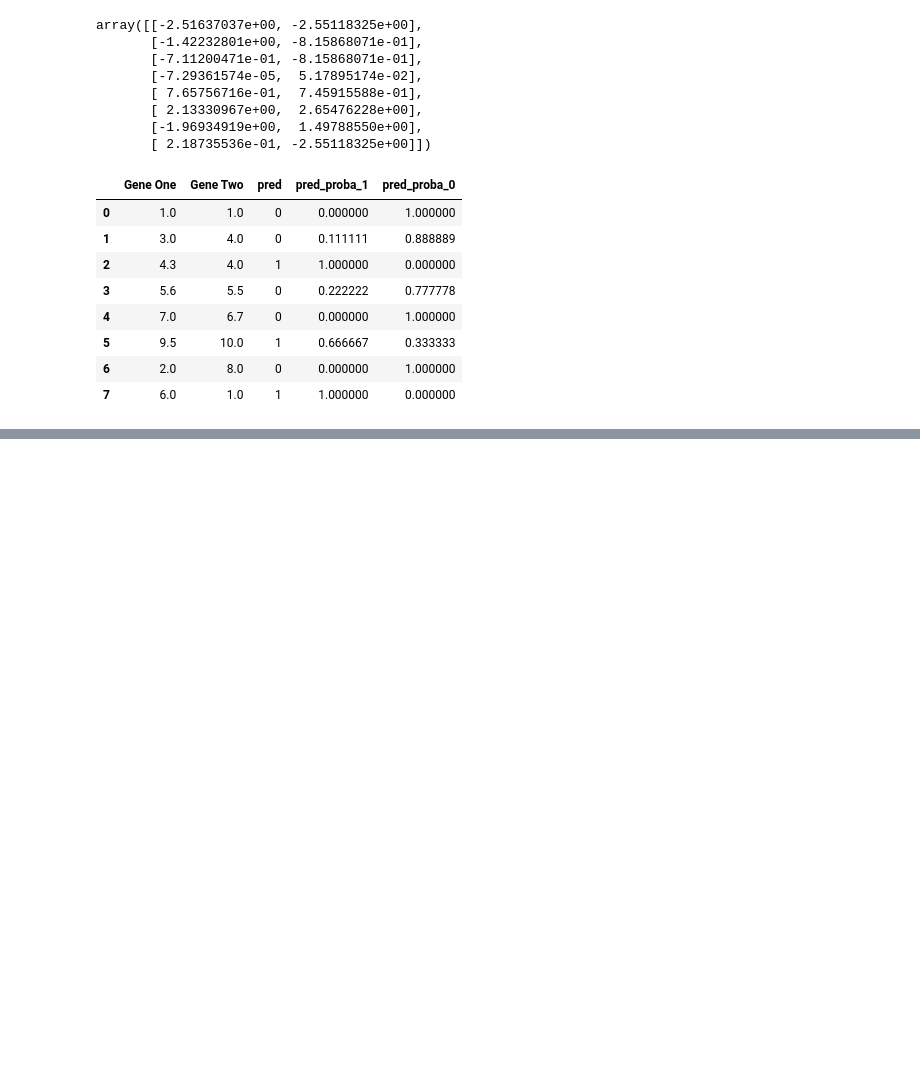
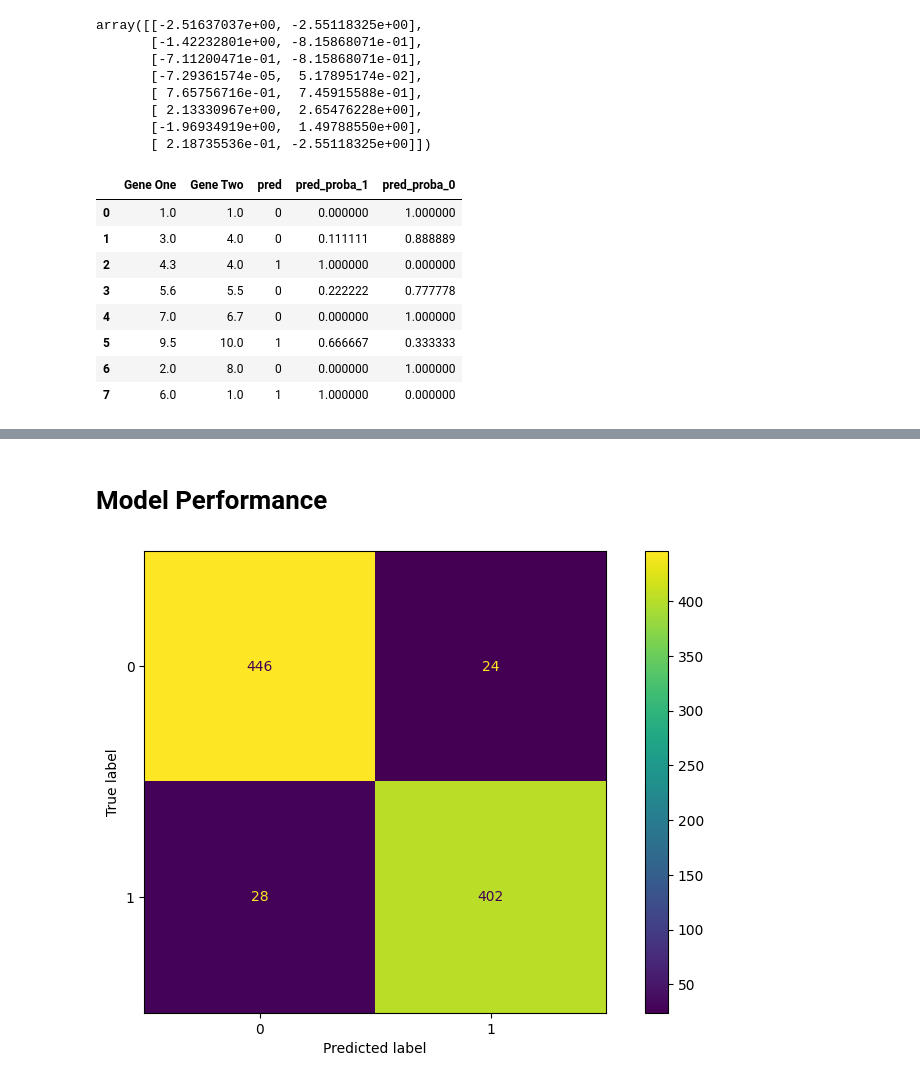
Before and after one commit to Sungur66/Myfiles_from_Batch168, a Jupyter notebook: 15.ML/06_K-Nearest Neighbors/06_K-Nearest Neighbors.ipynb, the cells around one changed output, grey strips where cells are left out. Cells and saved outputs as stored; diff of their text form; code cells hidden in the pictures; blank space fills up the shorter version.

```diff
--- a/15.ML/06_K-Nearest Neighbors/06_K-Nearest Neighbors.ipynb
+++ b/15.ML/06_K-Nearest Neighbors/06_K-Nearest Neighbors.ipynb
@@ -653,0 +664,4 @@ samples
+# %%
+steps = [("scaler", StandardScaler()), ("knn", knn_model)]
+
+# steps = [("scaler", StandardScaler()), ("knn", KneighborsClassifier())]
@@ -653,0 +673,4 @@ samples
+# %%
+pipe_model = Pipeline(steps=steps)
+# %%
+pipe_model.fit(X_train, y_train)
@@ -653,0 +701,2 @@ samples
+# %% [markdown]
+# Model Performance
@@ -653,0 +705,4 @@ samples
+# %%
+plot_confusion_matrix(pipe_model, X_test, y_test);
+# %% [output]
+[figure, added]
```
Also changed, not shown: parts of 48 cells of this notebook, 1 other file.
